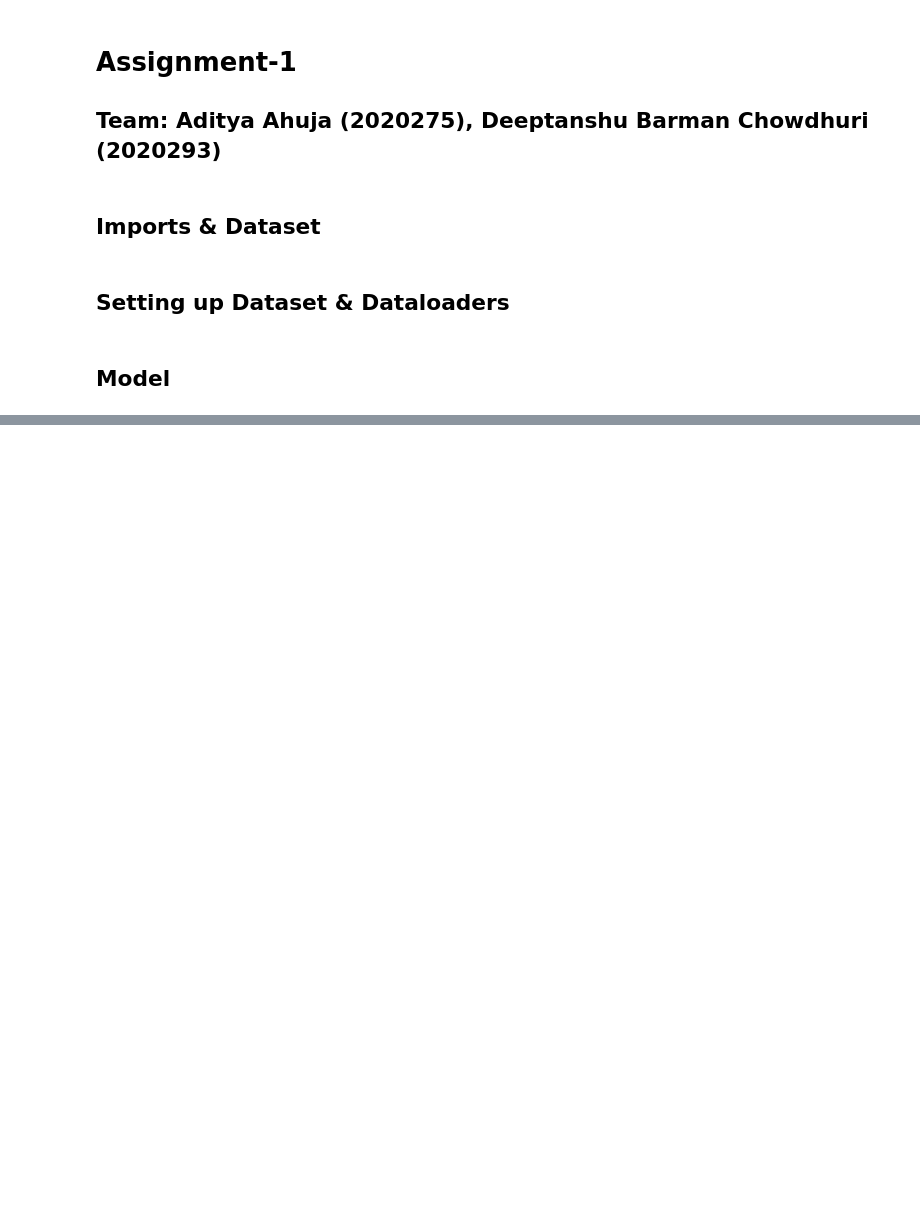
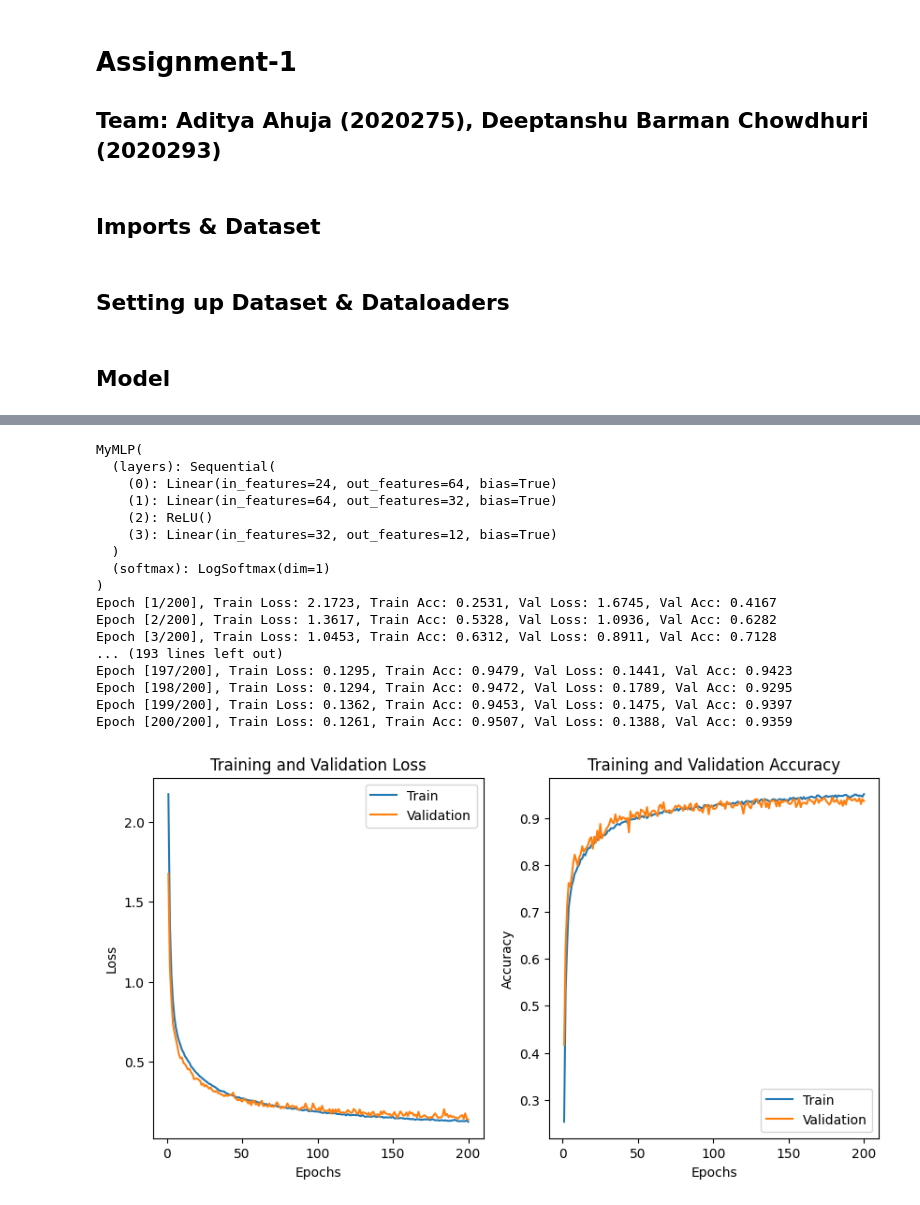
Before and after one commit to adityaahuja7/Advanced-Machine-Learning-CSE642-Assignments, a Jupyter notebook: Feature Noise/Assignment1_MLP.ipynb, the cells around one changed output, grey strips where cells are left out. Cells and saved outputs as stored; diff of their text form; code cells hidden in the pictures; blank space fills up the shorter version.

```diff
--- a/Feature Noise/Assignment1_MLP.ipynb
+++ b/Feature Noise/Assignment1_MLP.ipynb
@@ -99,9 +97,9 @@ class CustomDataset(Dataset):
 # %%
 #Setting up datasets
 Noise_0_dataset = CustomDataset(Noise_0_dataframe, "0",drop = ["row_num","day","era","target_10_val","target_5_val"], target = "era")
-Noise_Low_dataset = CustomDataset(Noise_Low_dataframe, "Low", drop = ["row_num","day","era","target_10_val","target_5_val","data_type"], target = "target_10_val")
-Noise_High_dataset = CustomDataset(Noise_High_dataframe, "High", drop = ["row_num","day","era","target_10_val","target_5_val","data_type"], target = "target_10_val")
-Noise_0_train, Noise_0_test = random_split(Noise_0_dataset, [int(0.8 * len(Noise_0_dataset)), len(Noise_0_dataset) - int(0.8 * len(Noise_0_dataset))])
+Noise_Low_dataset = CustomDataset(Noise_Low_dataframe, "Low", drop = ["row_num","day","era","target_10_val","target_5_val","data_type"], target = "era")
+Noise_High_dataset = CustomDataset(Noise_High_dataframe, "High", drop = ["row_num","day","era","target_10_val","target_5_val","data_type"], target = "era")
+Noise_0_train, Noise_0_test = random_split(Noise_0_dataset, [int(0.9 * len(Noise_0_dataset)), len(Noise_0_dataset) - int(0.9 * len(Noise_0_dataset))])
 Noise_Low_train, Noise_Low_test = random_split(Noise_Low_dataset, [int(0.8 * len(Noise_Low_dataset)), len(Noise_Low_dataset) - int(0.8 * len(Noise_Low_dataset))])
 Noise_High_train, Noise_High_test = random_split(Noise_High_dataset, [int(0.8 * len(Noise_High_dataset)), len(Noise_High_dataset) - int(0.8 * len(Noise_High_dataset))])
 # %%
@@ -135,3 +115,26 @@ class MyMLP(torch.nn.Module):
+# %%
+class MyMLP(torch.nn.Module):
+    def __init__ (self, layers,activation = torch.nn.ReLU(), dropout = 0.5):
+        super().__init__()
+        linear = [torch.nn.Linear(layers[i], layers[i+1]) for i in range(len(layers)-1)]
+        self.layers = []
+        for i in range(len(linear)):
+            if (i == 0 or i == len(linear)-1):
+                self.layers.append(linear[i])
+            elif (i == len(linear)-1):
+                self.layers.append(linear[i])
+            else:
+                self.layers.append(linear[i])
+                self.layers.append(activation)
+                if (dropout!=0): self.layers.append(torch.nn.Dropout(dropout))
+        self.layers = torch.nn.Sequential(*self.layers)
+
+        self.softmax = torch.nn.LogSoftmax(dim = 1)
+
+    def forward(self, X):
+        X = self.layers(X)
+        X = self.softmax(X)
+        return X
 # %%
 class EnsembleClassifier():
   def __init__(self, Dataset, num_classifiers,sample_percentage = 0.8):
@@ -196,9 +192,3 @@ KeyboardInterrupt:
-# %%
-for input,label in Noise_Low_test_loader:
-  input, label = input.to(device).to(torch.float32), label.to(device).to(torch.long)
-  outputs = Ensemble.forward(input)
-  predicted_labels = torch.argmax(outputs, dim=1)
-  print((predicted_labels == label).sum()/256)
 # %%
 import torch
 import torch.nn as nn
@@ -210,7 +200,6 @@ def train_model(model, criterion, optimizer, train_loader, val_loader, num_epoch
     val_losses = []
     train_accuracies = []
     val_accuracies = []
-    model.to(device)
     for epoch in range(num_epochs):
         model.train()
         running_train_loss = 0.0
@@ -279,3 +268,28 @@ def train_model(model, criterion, optimizer, train_loader, val_loader, num_epoch
     plt.legend()
 
     plt.show()
+# %%
+Model = MyMLP(layers = [24,64,32,12], dropout=0).to(device)
+Model = Model.to(device)
+print(Model)
+optimizer = optim.Adam(Model.parameters(), lr=0.001)
+train_model(Model,torch.nn.NLLLoss(), optimizer,Noise_0_train_loader, Noise_0_test_loader,num_epochs=200)
+# %% [output]
+MyMLP(
+  (layers): Sequential(
+    (0): Linear(in_features=24, out_features=64, bias=True)
+    (1): Linear(in_features=64, out_features=32, bias=True)
+    (2): ReLU()
+    (3): Linear(in_features=32, out_features=12, bias=True)
+  )
+  (softmax): LogSoftmax(dim=1)
+)
+Epoch [1/200], Train Loss: 2.1723, Train Acc: 0.2531, Val Loss: 1.6745, Val Acc: 0.4167
+Epoch [2/200], Train Loss: 1.3617, Train Acc: 0.5328, Val Loss: 1.0936, Val Acc: 0.6282
+Epoch [3/200], Train Loss: 1.0453, Train Acc: 0.6312, Val Loss: 0.8911, Val Acc: 0.7128
+... (193 lines left out)
+Epoch [197/200], Train Loss: 0.1295, Train Acc: 0.9479, Val Loss: 0.1441, Val Acc: 0.9423
+Epoch [198/200], Train Loss: 0.1294, Train Acc: 0.9472, Val Loss: 0.1789, Val Acc: 0.9295
+Epoch [199/200], Train Loss: 0.1362, Train Acc: 0.9453, Val Loss: 0.1475, Val Acc: 0.9397
+Epoch [200/200], Train Loss: 0.1261, Train Acc: 0.9507, Val Loss: 0.1388, Val Acc: 0.9359
+[figure, added]
```
Also changed, not shown: parts of 9 cells of this notebook, 1 other file.
